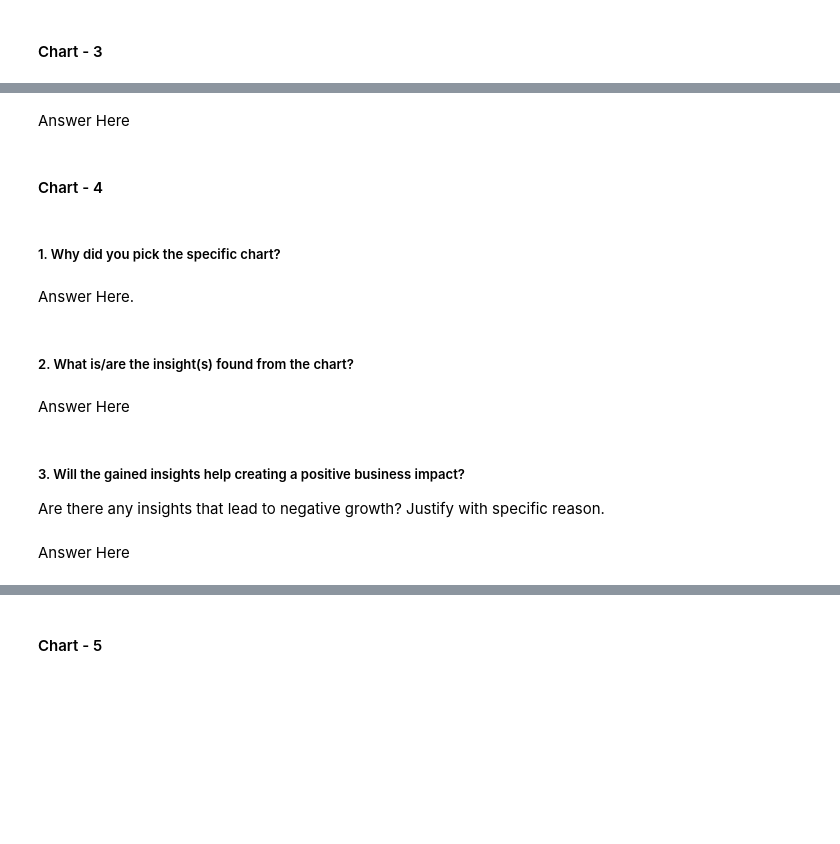
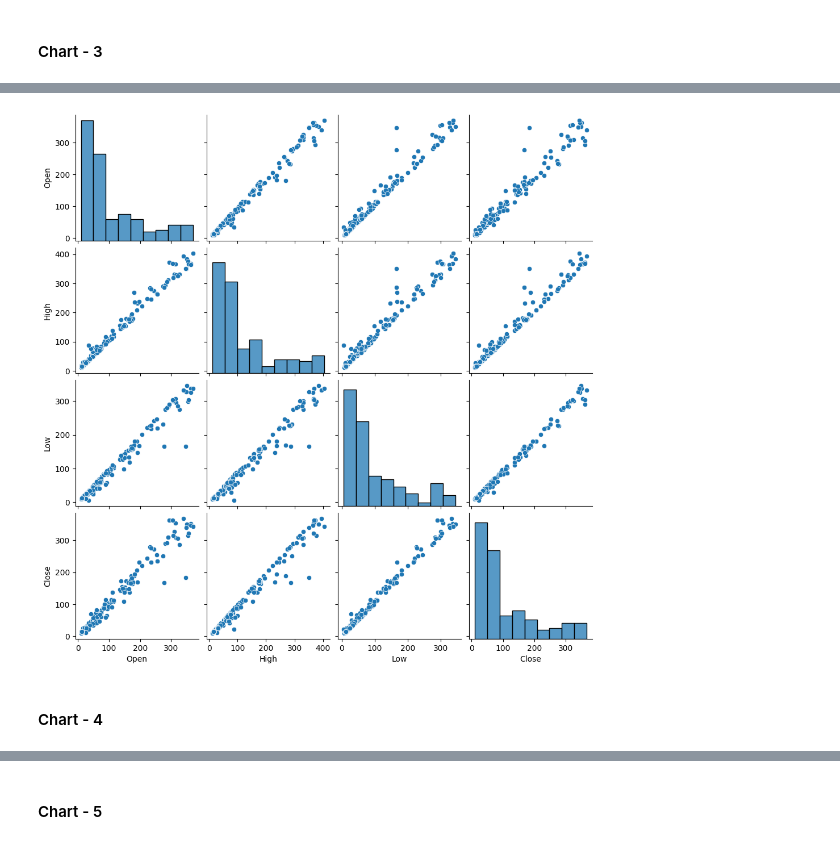
Before and after one commit to Umesh2851997/Yes-bank-stock-closing-price-prediction, a Jupyter notebook: Yes_Bank_Closing_Stock_Price_Prediction.ipynb, the cells around one changed output, grey strips where cells are left out. Cells and saved outputs as stored; diff of their text form; code cells hidden in the pictures; blank space fills up the shorter version.

```diff
--- a/Yes_Bank_Closing_Stock_Price_Prediction.ipynb
+++ b/Yes_Bank_Closing_Stock_Price_Prediction.ipynb
@@ -188,4 +221,7 @@ Are there any insights that lead to negative growth? Justify with specific reaso
-# %% [markdown]
-Answer Here
+# %%
+sns.pairplot(df[[ 'Open', 'High', 'Low', 'Close']])
+plt.show()
+# %% [output]
+[figure, added]
 # %% [markdown]
 #### Chart - 4
@@ -194,13 +227,0 @@ Answer Here
-# %% [markdown]
-##### 1. Why did you pick the specific chart?
-# %% [markdown]
-Answer Here.
-# %% [markdown]
-##### 2. What is/are the insight(s) found from the chart?
-# %% [markdown]
-Answer Here
-# %% [markdown]
-##### 3. Will the gained insights help creating a positive business impact?
-Are there any insights that lead to negative growth? Justify with specific reason.
-# %% [markdown]
-Answer Here
```
Also changed, not shown: parts of 281 cells of this notebook.
